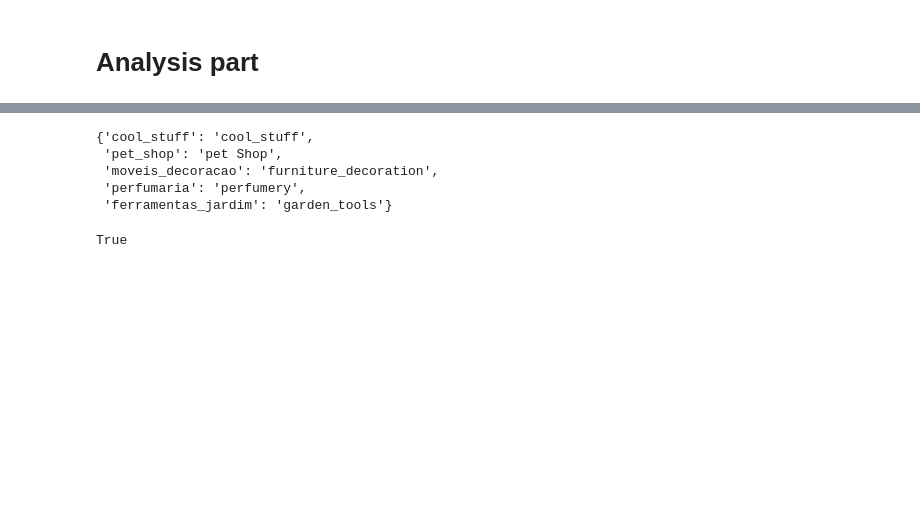
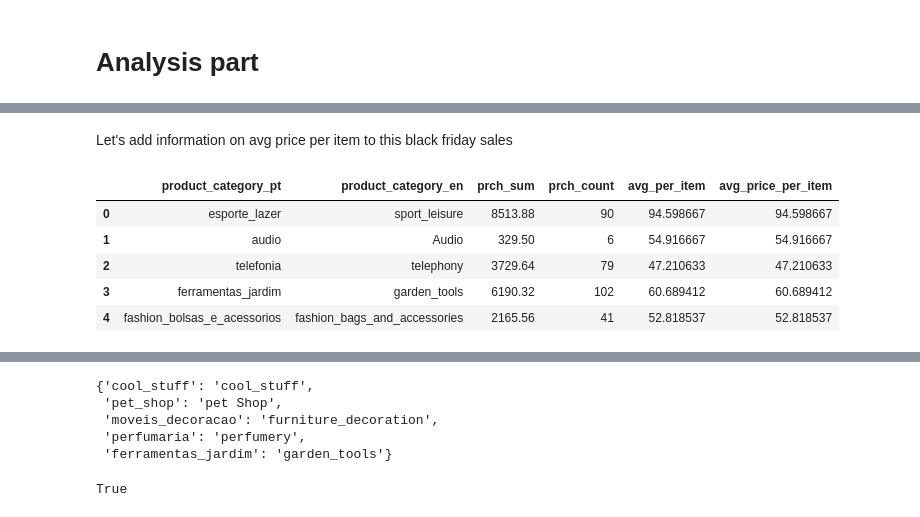
Before and after one commit to MaratJilikbaev/brazilian_e_commerce, a Jupyter notebook: research/goal_realization.ipynb, the cells around one changed output, grey strips where cells are left out. Cells and saved outputs as stored; diff of their text form; code cells hidden in the pictures; blank space fills up the shorter version.

```diff
--- a/research/goal_realization.ipynb
+++ b/research/goal_realization.ipynb
@@ -540,0 +762,12 @@ print(df_orders_plus.shape)
+# %% [markdown]
+Let's add information on avg price per item to this black friday sales
+# %%
+df_black_friday_sales_agg['avg_per_item'] = df_black_friday_sales_agg['prch_sum'] / df_black_friday_sales_agg['prch_count']
+df_black_friday_sales_agg.head()
+# %% [output]
+|  | product_category_pt | product_category_en | prch_sum | prch_count | avg_per_item | avg_price_per_item |
+| 0 | esporte_lazer | sport_leisure | 8513.88 | 90 | 94.598667 | 94.598667 |
+| 1 | audio | Audio | 329.50 | 6 | 54.916667 | 54.916667 |
+| 2 | telefonia | telephony | 3729.64 | 79 | 47.210633 | 47.210633 |
+| 3 | ferramentas_jardim | garden_tools | 6190.32 | 102 | 60.689412 | 60.689412 |
+| 4 | fashion_bolsas_e_acessorios | fashion_bags_and_accessories | 2165.56 | 41 | 52.818537 | 52.818537 |
```
Also changed, not shown: parts of 43 cells of this notebook.
